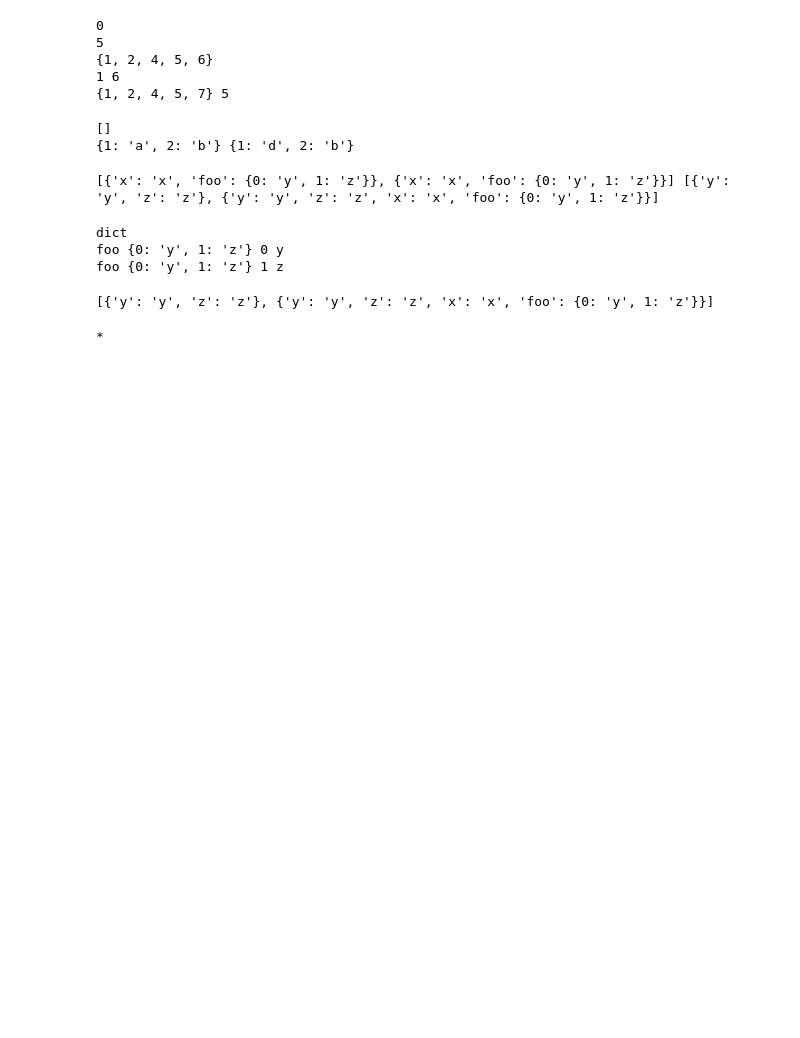
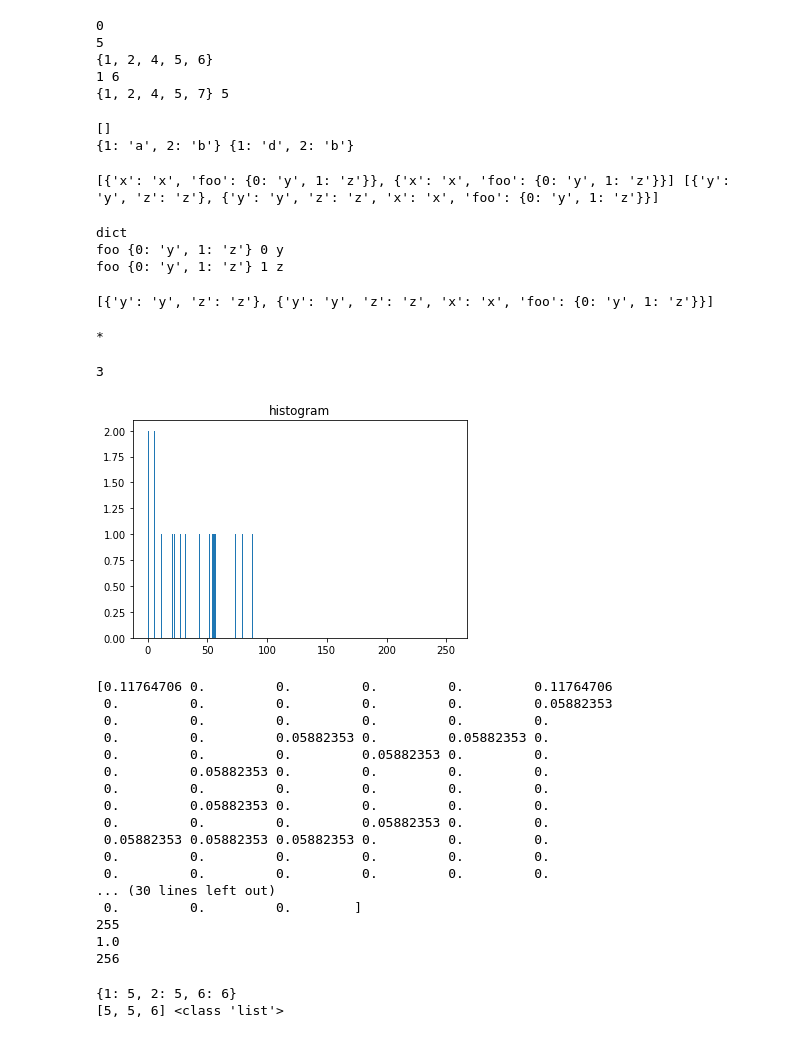
Before and after one commit to phucnguyen070995/PPL, a Jupyter notebook: buoi3/Untitled0.ipynb, the cells around one changed output. Saved outputs shown, nothing was run; the diff lists cells and outputs as text; code cells hidden in the pictures; blank space fills up the shorter version.

```diff
--- a/buoi3/Untitled0.ipynb
+++ b/buoi3/Untitled0.ipynb
@@ -686,3 +686,51 @@ print(o1)
 print('*')
 # %% [output]
 *
+# %%
+a = 5
+b = 1 if a < 5 else 2 if a > 5 else 3
+print(b)
+# %% [output]
+3
+# %%
+from matplotlib import pyplot as plt
+import numpy as np
+
+a = np.array([0,0,22,87,5,43,56,73,55,54,11,20,51,5,79,31,27])
+plt.hist(a, bins = range(256))
+plt.title("histogram")
+plt.show()
+
+hist,bins = np.histogram(a, bins = range(256))
+res = hist/len(a)
+print(res)
+print(max(bins))
+print(sum(res))
+print(len(bins))
+# %% [output]
+[figure, added]
+[0.11764706 0.         0.         0.         0.         0.11764706
+ 0.         0.         0.         0.         0.         0.05882353
+ 0.         0.         0.         0.         0.         0.
+ 0.         0.         0.05882353 0.         0.05882353 0.
+ 0.         0.         0.         0.05882353 0.         0.
+ 0.         0.05882353 0.         0.         0.         0.
+ 0.         0.         0.         0.         0.         0.
+ 0.         0.05882353 0.         0.         0.         0.
+ 0.         0.         0.         0.05882353 0.         0.
+ 0.05882353 0.05882353 0.05882353 0.         0.         0.
+ 0.         0.         0.         0.         0.         0.
+ 0.         0.         0.         0.         0.         0.
+... (30 lines left out)
+ 0.         0.         0.        ]
+255
+1.0
+256
+# %%
+a = {1:5,2:5,6:6}
+print(a)
+b = list(a.values())
+print(b, type(b))
+# %% [output]
+{1: 5, 2: 5, 6: 6}
+[5, 5, 6] <class 'list'>
```
Also changed, not shown: 25 other files.
